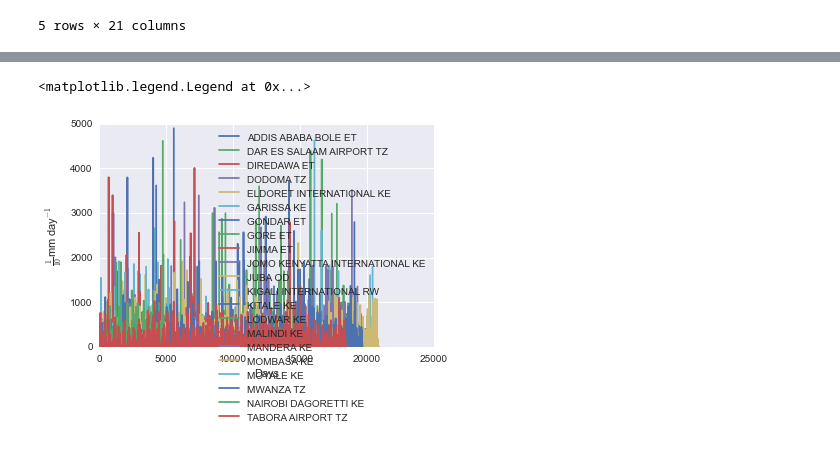
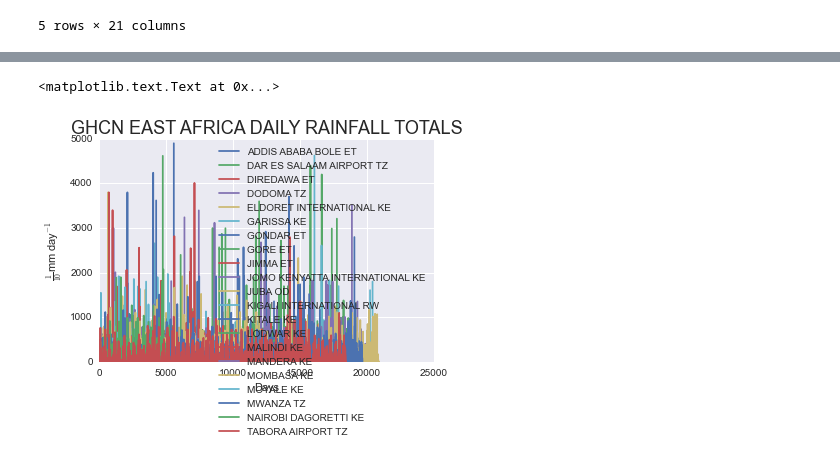
Before and after one commit to elinahkk/Masters, a Jupyter notebook: Elina.ipynb, the cells around one changed output, grey strips where cells are left out. Saved outputs shown, nothing was run; the diff lists cells and outputs as text; code cells hidden in the pictures.

```diff
--- a/Elina.ipynb
+++ b/Elina.ipynb
@@ -85,9 +96,10 @@ Results.head()
 # %%
 mask = Results != -9999
 plt.plot(Results.index, Results[mask])
 plt.ylabel(r"$\frac{1}{10}$mm day$^{-1}$")
 plt.xlabel(r"Days")
 plt.legend(df.columns)
+plt.title('GHCN EAST AFRICA DAILY RAINFALL TOTALS', fontsize=18)
 # %% [output]
-<matplotlib.legend.Legend at 0x...>
+<matplotlib.text.Text at 0x...>
-[figure, old version]
+[figure, new version]
```
Also changed, not shown: parts of 2 cells of this notebook.
